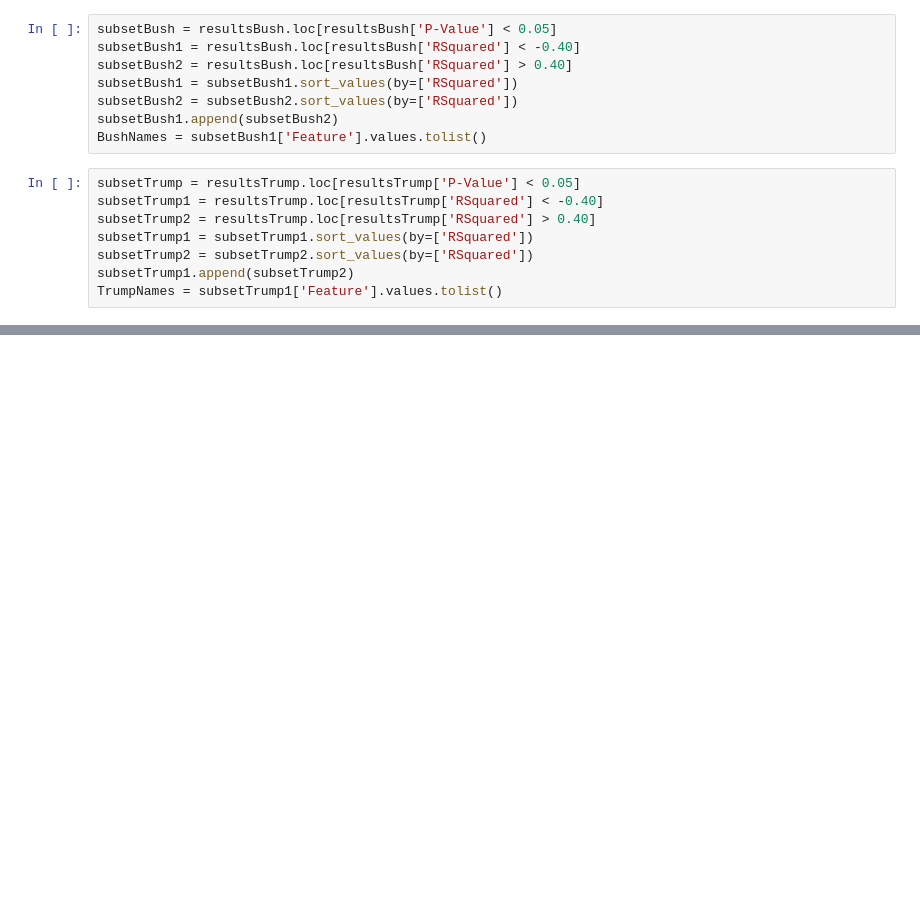
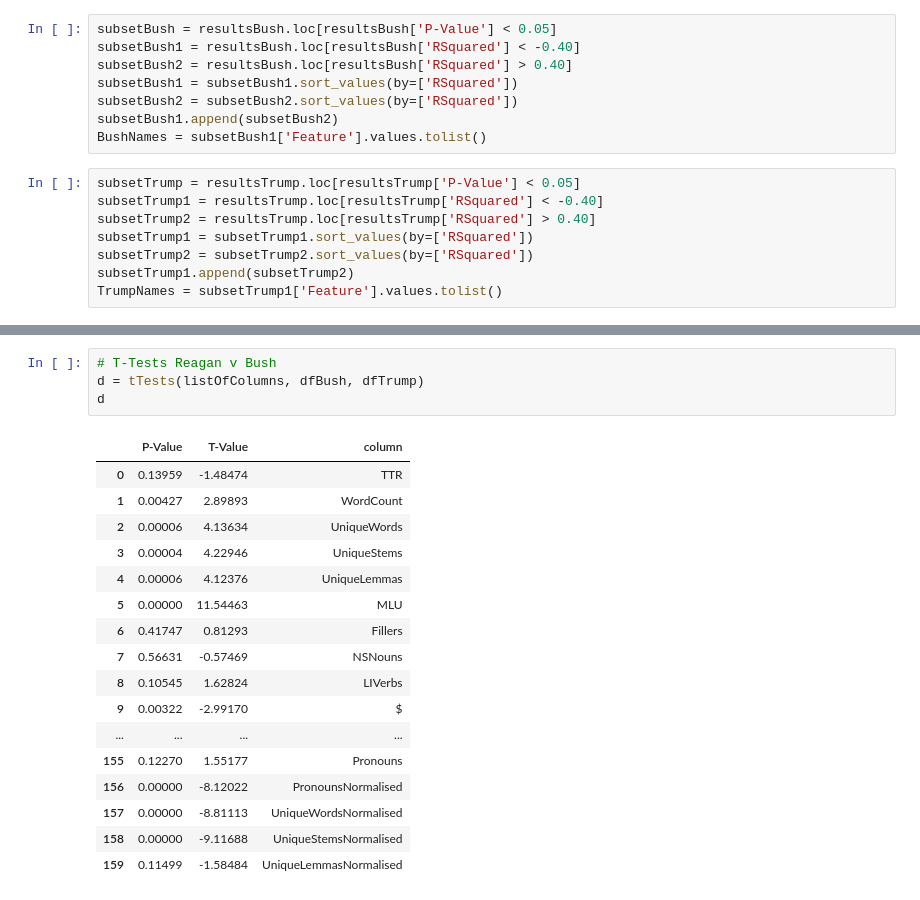
Before and after one commit to joealcantara/NLP, a Jupyter notebook: pres.ipynb, the cells around one changed output, grey strips where cells are left out. Saved outputs shown, nothing was run; the diff lists cells and outputs as text; blank space fills up the shorter version.

```diff
--- a/pres.ipynb
+++ b/pres.ipynb
@@ -521,0 +615,22 @@ Requirement already satisfied: six in /usr/local/lib/python3.6/dist-packages (fr
+# %%
+# T-Tests Reagan v Bush
+d = tTests(listOfColumns, dfBush, dfTrump)
+d
+# %% [output]
+|  | P-Value | T-Value | column |
+| 0 | 0.13959 | -1.48474 | TTR |
+| 1 | 0.00427 | 2.89893 | WordCount |
+| 2 | 0.00006 | 4.13634 | UniqueWords |
+| 3 | 0.00004 | 4.22946 | UniqueStems |
+| 4 | 0.00006 | 4.12376 | UniqueLemmas |
+| 5 | 0.00000 | 11.54463 | MLU |
+| 6 | 0.41747 | 0.81293 | Fillers |
+| 7 | 0.56631 | -0.57469 | NSNouns |
+| 8 | 0.10545 | 1.62824 | LIVerbs |
+| 9 | 0.00322 | -2.99170 | $ |
+| ... | ... | ... | ... |
+| 155 | 0.12270 | 1.55177 | Pronouns |
+| 156 | 0.00000 | -8.12022 | PronounsNormalised |
+| 157 | 0.00000 | -8.81113 | UniqueWordsNormalised |
+| 158 | 0.00000 | -9.11688 | UniqueStemsNormalised |
+| 159 | 0.11499 | -1.58484 | UniqueLemmasNormalised |
```
Also changed, not shown: parts of 14 cells of this notebook.
